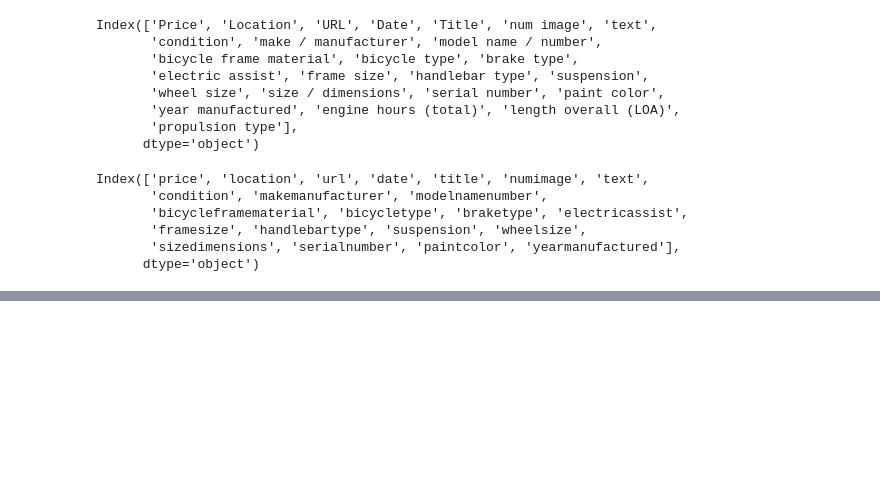
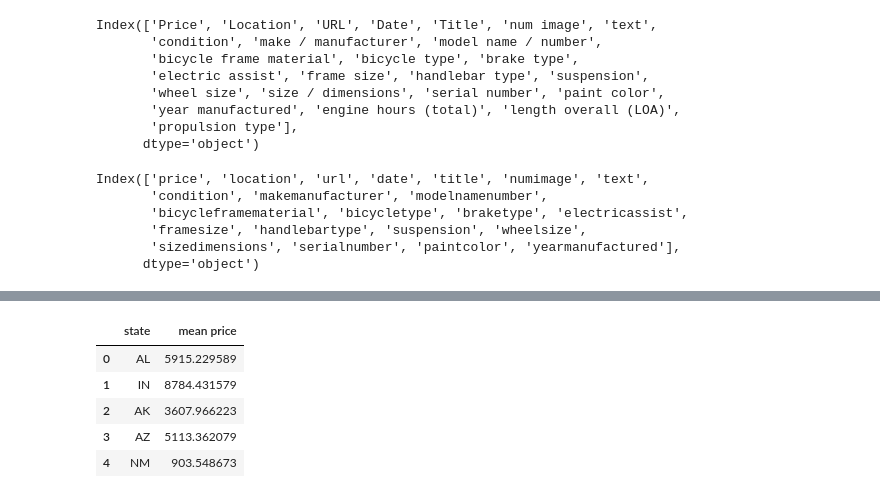
Before and after one commit to noeht/Data-Analytics---BEstimate, a Jupyter notebook: craigslist_preprocessing.ipynb, the cells around one changed output, grey strips where cells are left out. Drawn from its saved outputs; the diff is of its cells as text; code cells hidden in the pictures; blank space fills up the shorter version.

```diff
--- a/craigslist_preprocessing.ipynb
+++ b/craigslist_preprocessing.ipynb
@@ -514,0 +865,52 @@ df.to_csv('preprocessed_data_craigslist.csv')
+# %%
+def find_states(all_cities):
+    """Takes a list of cities and returns a dictionary of the cities and their corresponding state."""
+    geolocator = Nominatim(user_agent="location script")
+
+    dict_states = {}
+
+    for city in all_cities:
+
+        location = str(geolocator.geocode(city))
+        for state in states:
+            if state.lower() in location.lower():
+                dict_states[city] = state_codes[state]
+
+    return dict_states #finally retruns the dict
+
+city_states = find_states(all_cities)
+
+states_cities = {}
+for key in city_states:
+    if city_states[key] not in states_cities:
+        states_cities[city_states[key]] = [key]
+    else:
+        states_cities[city_states[key]].append(key)
+# %%
+def find_mean_price_per_state(state_cities_dict):
+
+    price_per_state = {}
+
+    for state in state_cities_dict:
+
+        price_per_state[state] = []
+
+        list_of_cities_not_ready = state_cities_dict[state]
+        list_of_cities = preprocess_back_cities(list_of_cities_not_ready)
+
+        for city in list_of_cities:
+            price_per_state[state].append(df.where(df['location']==city).dropna()['price'].mean())
+
+        price_per_state[state] = np.mean(price_per_state[state])
+
+    return price_per_state
+
+mean_price_data = pd.DataFrame.from_dict(find_mean_price_per_state(states_cities), 'index', columns=['mean price']).reset_index().rename(columns={'index':'state'})
+mean_price_data.head()
+# %% [output]
+|  | state | mean price |
+| 0 | AL | 5915.229589 |
+| 1 | IN | 8784.431579 |
+| 2 | AK | 3607.966223 |
+| 3 | AZ | 5113.362079 |
+| 4 | NM | 903.548673 |
```
Also changed, not shown: parts of 31 cells of this notebook, 9 other files.
